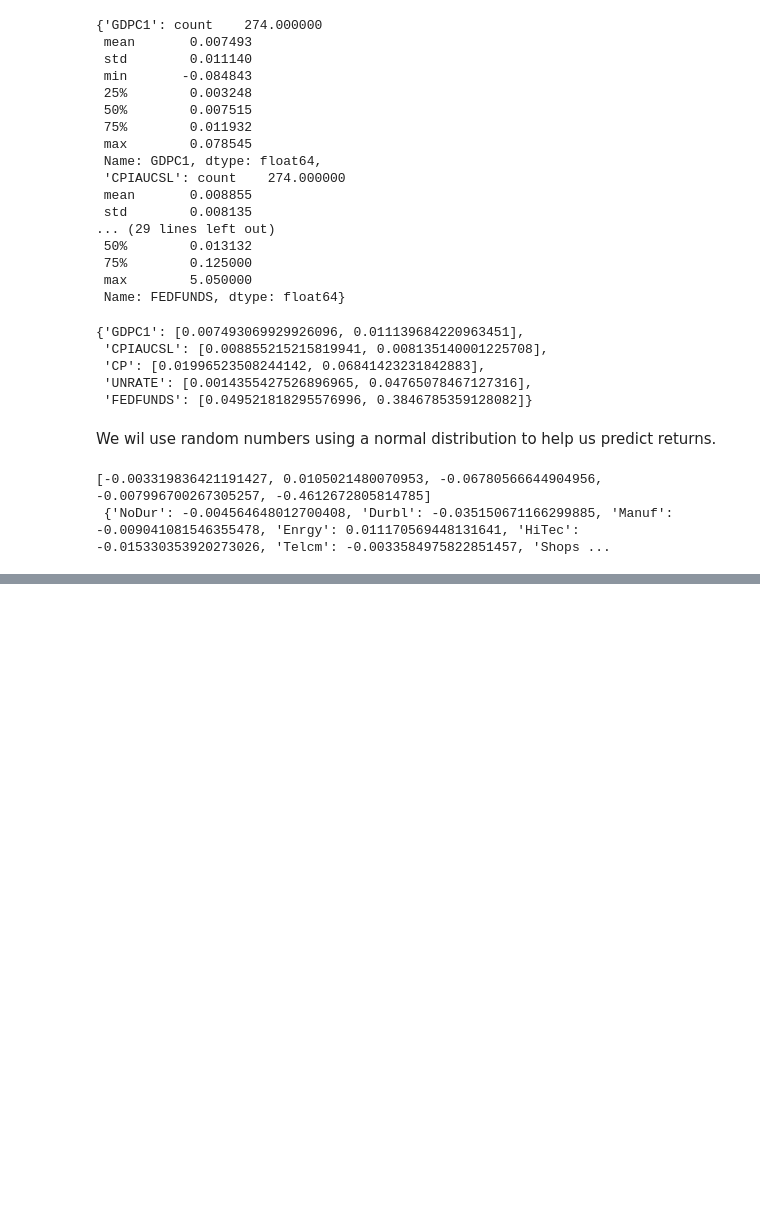
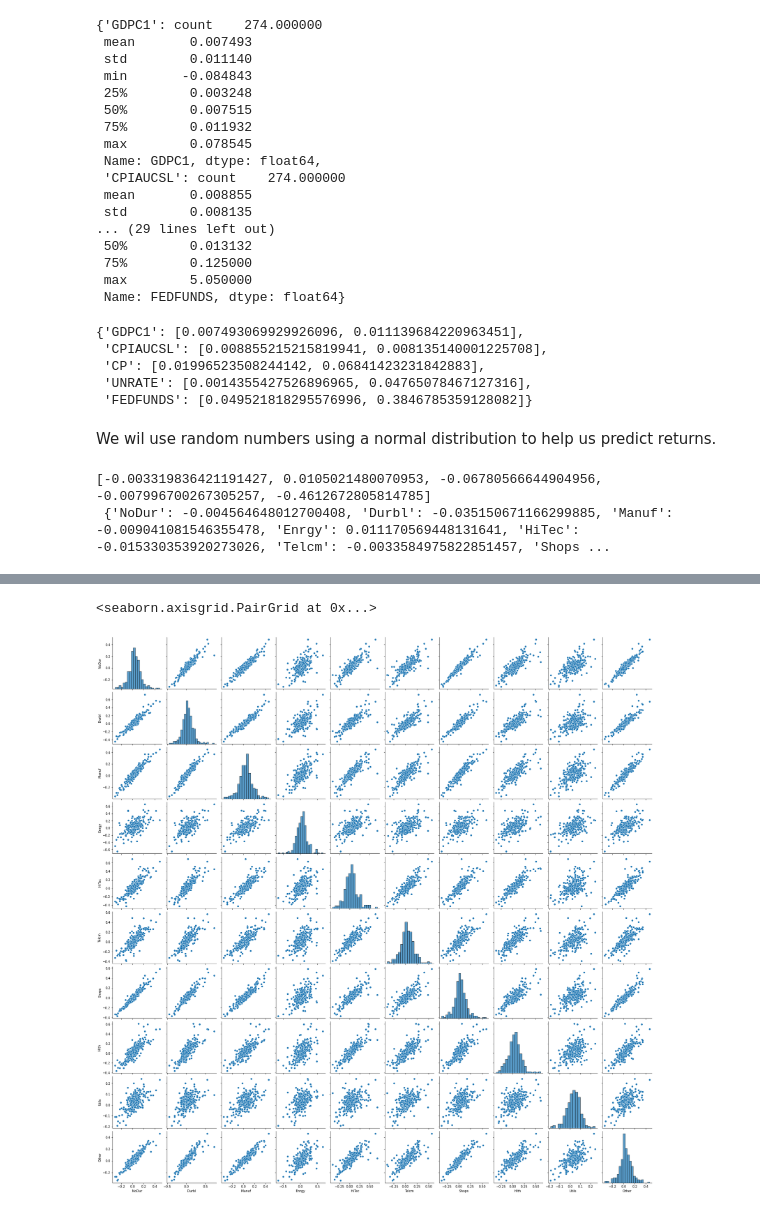
Before and after one commit to vargopal/stockMarket, a Jupyter notebook: F455_project.ipynb, the cells around one changed output, grey strips where cells are left out. Saved outputs shown, nothing was run; the diff lists cells and outputs as text; code cells hidden in the pictures; blank space fills up the shorter version.

Commit message:
Pairplot analysis

```diff
--- a/F455_project.ipynb
+++ b/F455_project.ipynb
@@ -368,0 +386,5 @@ print(variable_lst, '\n' , predict)
+# %%
+sns.pairplot(merged_df[industry_name])
+# %% [output]
+<seaborn.axisgrid.PairGrid at 0x...>
+[figure, added]
```
Also changed, not shown: parts of 3 cells of this notebook, 1 other file.
